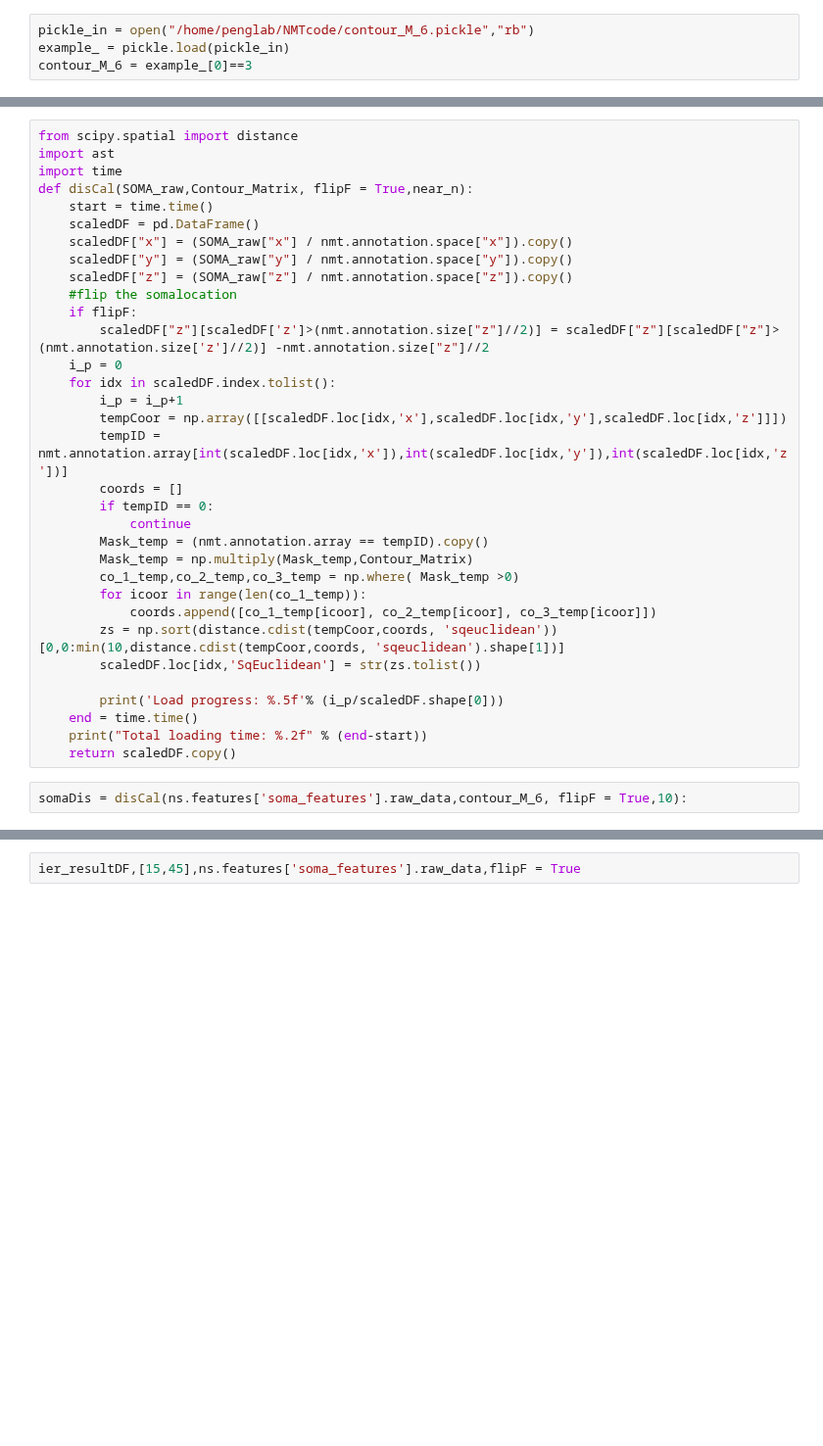
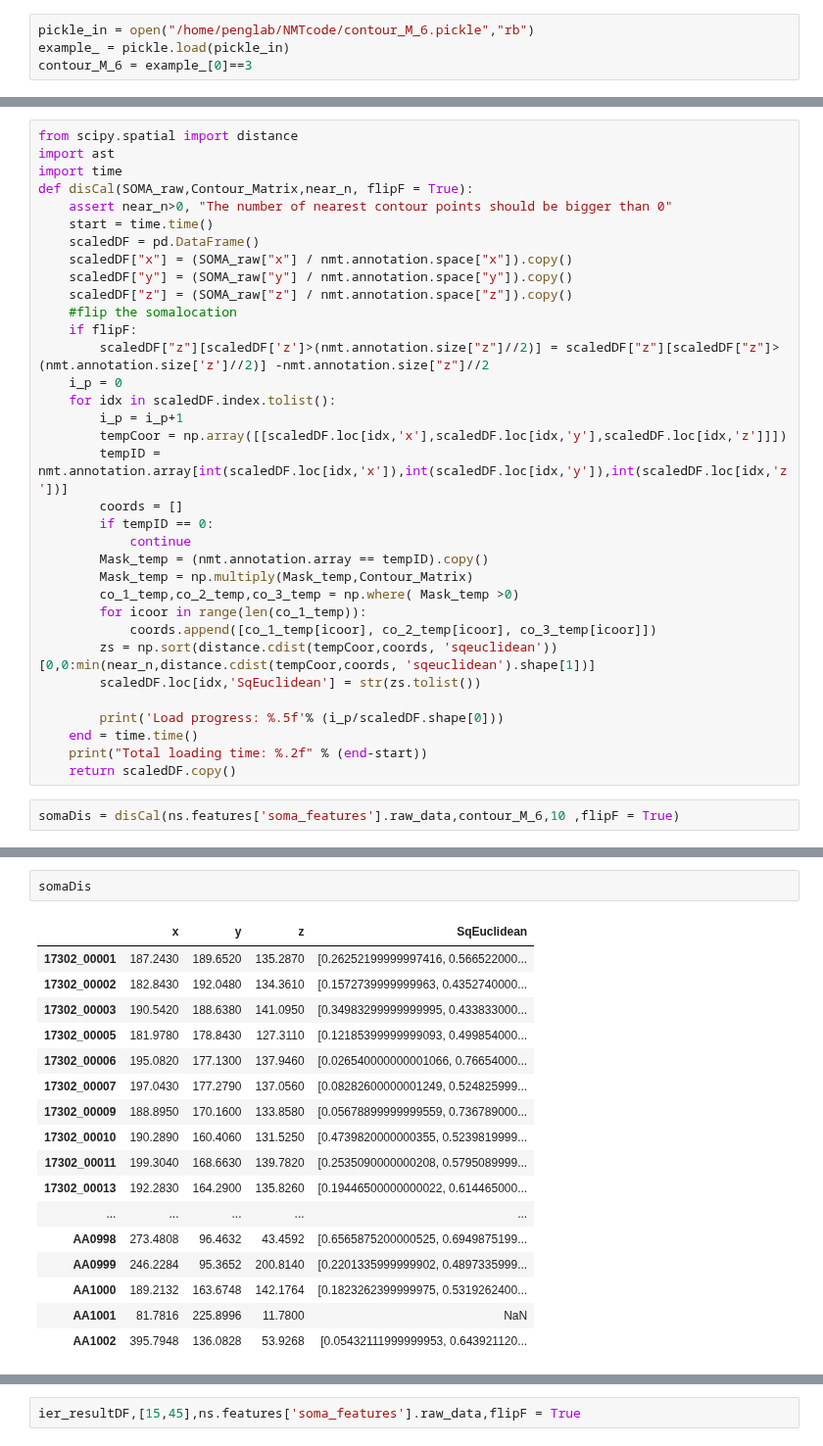
Before and after one commit to zijun-zhao/NMTcode, a Jupyter notebook: paraExtract27Oct.ipynb, the cells around one changed output, grey strips where cells are left out. Shown at 98% size. Saved outputs shown, nothing was run; the diff lists cells and outputs as text; blank space fills up the shorter version.

```diff
--- a/paraExtract27Oct.ipynb
+++ b/paraExtract27Oct.ipynb
@@ -313,7 +313,8 @@ calculate the distance among region contour, record the nearest near_n
 from scipy.spatial import distance
 import ast
 import time
-def disCal(SOMA_raw,Contour_Matrix, flipF = True,near_n):
+def disCal(SOMA_raw,Contour_Matrix,near_n, flipF = True):
+    assert near_n>0, "The number of nearest contour points should be bigger than 0"
     start = time.time()
     scaledDF = pd.DataFrame()
     scaledDF["x"] = (SOMA_raw["x"] / nmt.annotation.space["x"]).copy()
@@ -335,7 +336,7 @@ def disCal(SOMA_raw,Contour_Matrix, flipF = True,near_n):
         co_1_temp,co_2_temp,co_3_temp = np.where( Mask_temp >0)
         for icoor in range(len(co_1_temp)):
             coords.append([co_1_temp[icoor], co_2_temp[icoor], co_3_temp[icoor]])
-        zs = np.sort(distance.cdist(tempCoor,coords, 'sqeuclidean'))[0,0:min(10,distance.cdist(tempCoor,coords, 'sqeuclidean').shape[1])]
+        zs = np.sort(distance.cdist(tempCoor,coords, 'sqeuclidean'))[0,0:min(near_n,distance.cdist(tempCoor,coords, 'sqeuclidean').shape[1])]
         scaledDF.loc[idx,'SqEuclidean'] = str(zs.tolist())
 
         print('Load progress: %.5f'% (i_p/scaledDF.shape[0]))
@@ -343,4 +344,4 @@ def disCal(SOMA_raw,Contour_Matrix, flipF = True,near_n):
     print("Total loading time: %.2f" % (end-start))
     return scaledDF.copy()
 # %%
-somaDis = disCal(ns.features['soma_features'].raw_data,contour_M_6, flipF = True,10):
+somaDis = disCal(ns.features['soma_features'].raw_data,contour_M_6,10 ,flipF = True)
@@ -346,0 +366,20 @@ somaDis = disCal(ns.features['soma_features'].raw_data,contour_M_6, flipF = True
+# %%
+somaDis
+# %% [output]
+|  | x | y | z | SqEuclidean |
+| 17302_00001 | 187.2430 | 189.6520 | 135.2870 | [0.26252199999997416, 0.566522000... |
+| 17302_00002 | 182.8430 | 192.0480 | 134.3610 | [0.1572739999999963, 0.4352740000... |
+| 17302_00003 | 190.5420 | 188.6380 | 141.0950 | [0.34983299999999995, 0.433833000... |
+| 17302_00005 | 181.9780 | 178.8430 | 127.3110 | [0.12185399999999093, 0.499854000... |
+| 17302_00006 | 195.0820 | 177.1300 | 137.9460 | [0.026540000000001066, 0.76654000... |
+| 17302_00007 | 197.0430 | 177.2790 | 137.0560 | [0.08282600000001249, 0.524825999... |
+| 17302_00009 | 188.8950 | 170.1600 | 133.8580 | [0.05678899999999559, 0.736789000... |
+| 17302_00010 | 190.2890 | 160.4060 | 131.5250 | [0.4739820000000355, 0.5239819999... |
+| 17302_00011 | 199.3040 | 168.6630 | 139.7820 | [0.2535090000000208, 0.5795089999... |
+| 17302_00013 | 192.2830 | 164.2900 | 135.8260 | [0.19446500000000022, 0.614465000... |
+| ... | ... | ... | ... | ... |
+| AA0998 | 273.4808 | 96.4632 | 43.4592 | [0.6565875200000525, 0.6949875199... |
+| AA0999 | 246.2284 | 95.3652 | 200.8140 | [0.2201335999999902, 0.4897335999... |
+| AA1000 | 189.2132 | 163.6748 | 142.1764 | [0.1823262399999975, 0.5319262400... |
+| AA1001 | 81.7816 | 225.8996 | 11.7800 | NaN |
+| AA1002 | 395.7948 | 136.0828 | 53.9268 | [0.05432111999999953, 0.643921120... |
```
Also changed, not shown: parts of 4 cells of this notebook.
